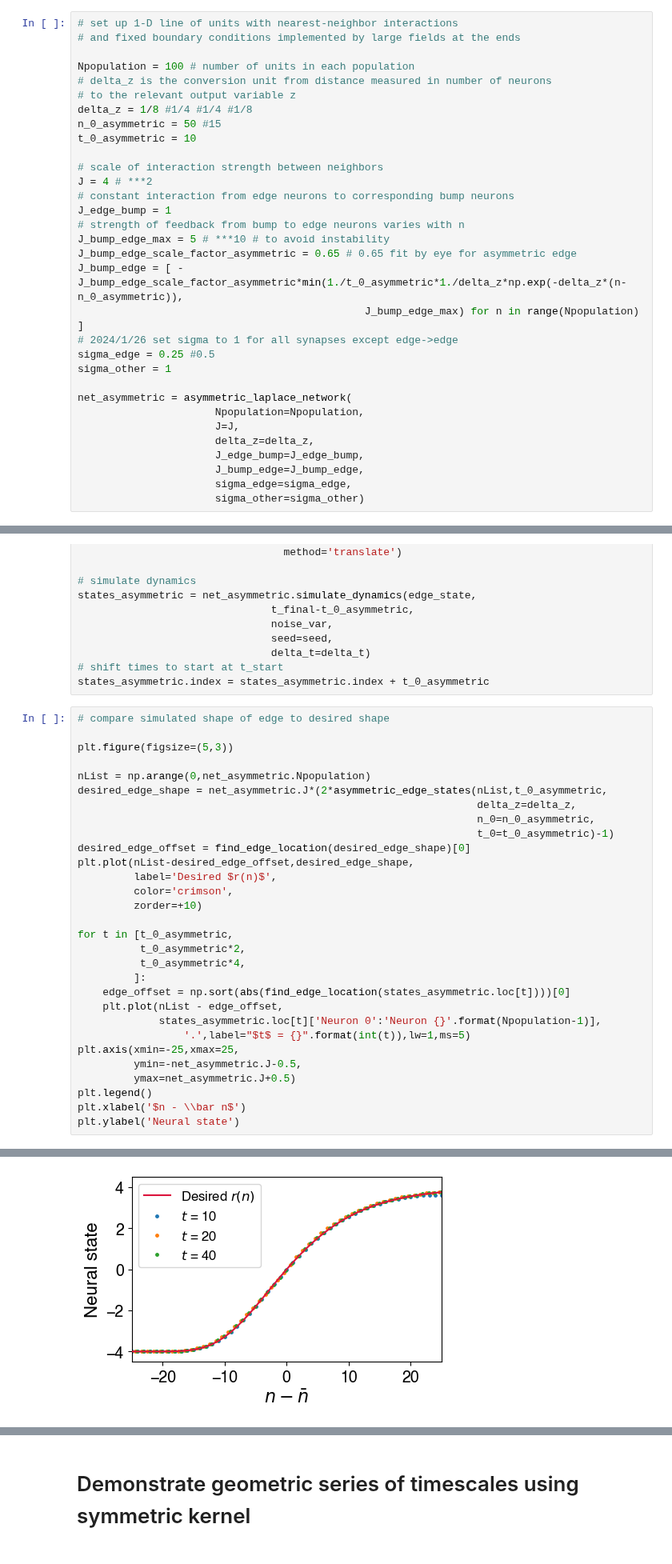
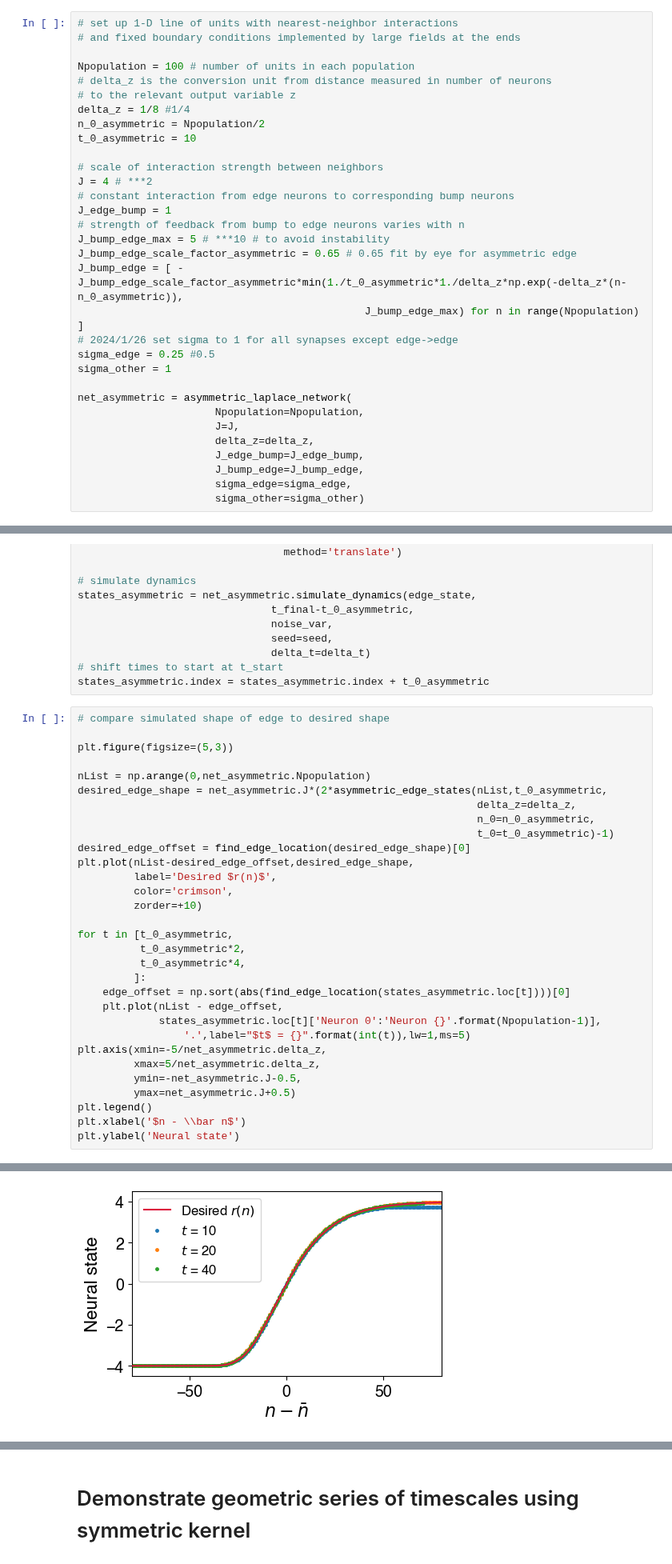
Before and after one commit to Collective-Logic-Lab/laplace-decisions, a Jupyter notebook: laplace-CAN-paper-figures.ipynb, the cells around one changed output, grey strips where cells are left out. Shown at 80% size. Cells and saved outputs as stored; diff of their text form.

```diff
--- a/laplace-CAN-paper-figures.ipynb
+++ b/laplace-CAN-paper-figures.ipynb
@@ -33,8 +33,8 @@ from laplace_network import asymmetric_edge_states
 Npopulation = 100 # number of units in each population
 # delta_z is the conversion unit from distance measured in number of neurons
 # to the relevant output variable z
-delta_z = 1/8 #1/4 #1/4 #1/8
-n_0_asymmetric = 50 #15
+delta_z = 1/8 #1/4
+n_0_asymmetric = Npopulation/2
 t_0_asymmetric = 10
 
 # scale of interaction strength between neighbors
@@ -86,33 +86,34 @@ states_asymmetric.index = states_asymmetric.index + t_0_asymmetric
 # compare simulated shape of edge to desired shape
 
 plt.figure(figsize=(5,3))
 
 nList = np.arange(0,net_asymmetric.Npopulation)
 desired_edge_shape = net_asymmetric.J*(2*asymmetric_edge_states(nList,t_0_asymmetric,
                                                                 delta_z=delta_z,
                                                                 n_0=n_0_asymmetric,
                                                                 t_0=t_0_asymmetric)-1)
 desired_edge_offset = find_edge_location(desired_edge_shape)[0]
 plt.plot(nList-desired_edge_offset,desired_edge_shape,
          label='Desired $r(n)$',
          color='crimson',
          zorder=+10)
 
 for t in [t_0_asymmetric,
           t_0_asymmetric*2,
           t_0_asymmetric*4,
          ]:
     edge_offset = np.sort(abs(find_edge_location(states_asymmetric.loc[t])))[0]
     plt.plot(nList - edge_offset,
              states_asymmetric.loc[t]['Neuron 0':'Neuron {}'.format(Npopulation-1)],
                  '.',label="$t$ = {}".format(int(t)),lw=1,ms=5)
-plt.axis(xmin=-25,xmax=25,
+plt.axis(xmin=-5/net_asymmetric.delta_z,
+         xmax=5/net_asymmetric.delta_z,
          ymin=-net_asymmetric.J-0.5,
          ymax=net_asymmetric.J+0.5)
 plt.legend()
 plt.xlabel('$n - \\bar n$')
 plt.ylabel('Neural state')
 # %% [output]
 Text(0, 0.5, 'Neural state')
-[figure, old version]
+[figure, new version]
 # %%
```
Also changed, not shown: parts of 5 cells of this notebook, 2 other files.
